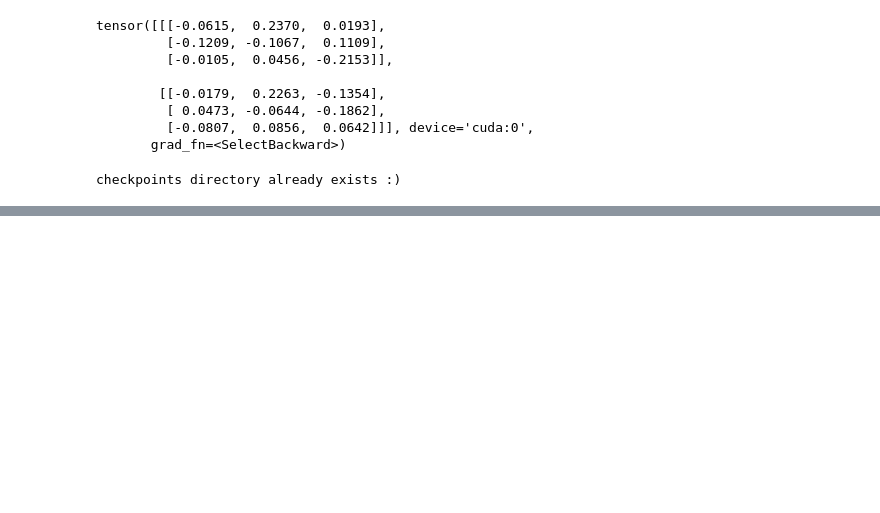
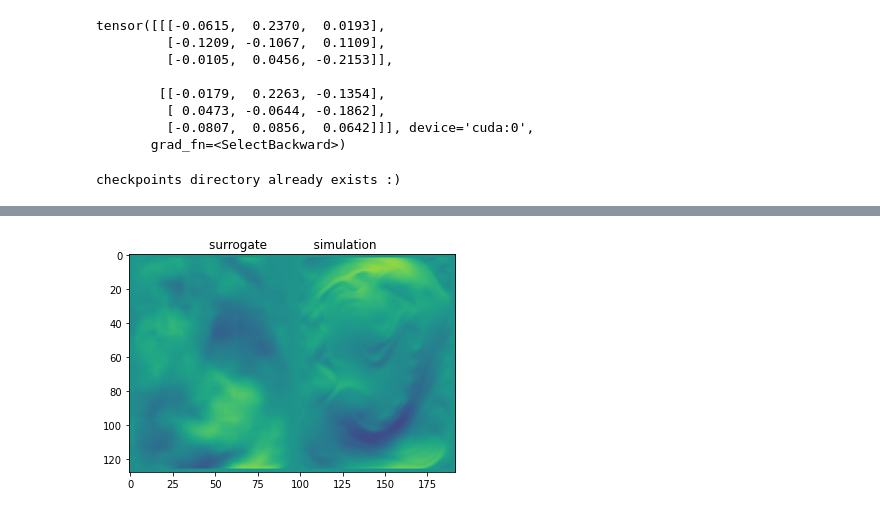
Before and after one commit to dwidemann/surrogates4sims, a Jupyter notebook: 09_manta_nn_surrogate.ipynb, the cells around one changed output, grey strips where cells are left out. Cells and saved outputs as stored; diff of their text form; code cells hidden in the pictures; blank space fills up the shorter version.

```diff
--- a/09_manta_nn_surrogate.ipynb
+++ b/09_manta_nn_surrogate.ipynb
@@ -647,0 +789,5 @@ test_writer.flush()
+# %%
+# make movie
+make_movie(sample_sim, sample_GT)
+Video('{}.mp4'.format(versionName))
+# %% [output]
@@ -647,0 +795 @@ test_writer.flush()
+[figure, added]
```
Also changed, not shown: parts of 23 cells of this notebook, 1 other file.
